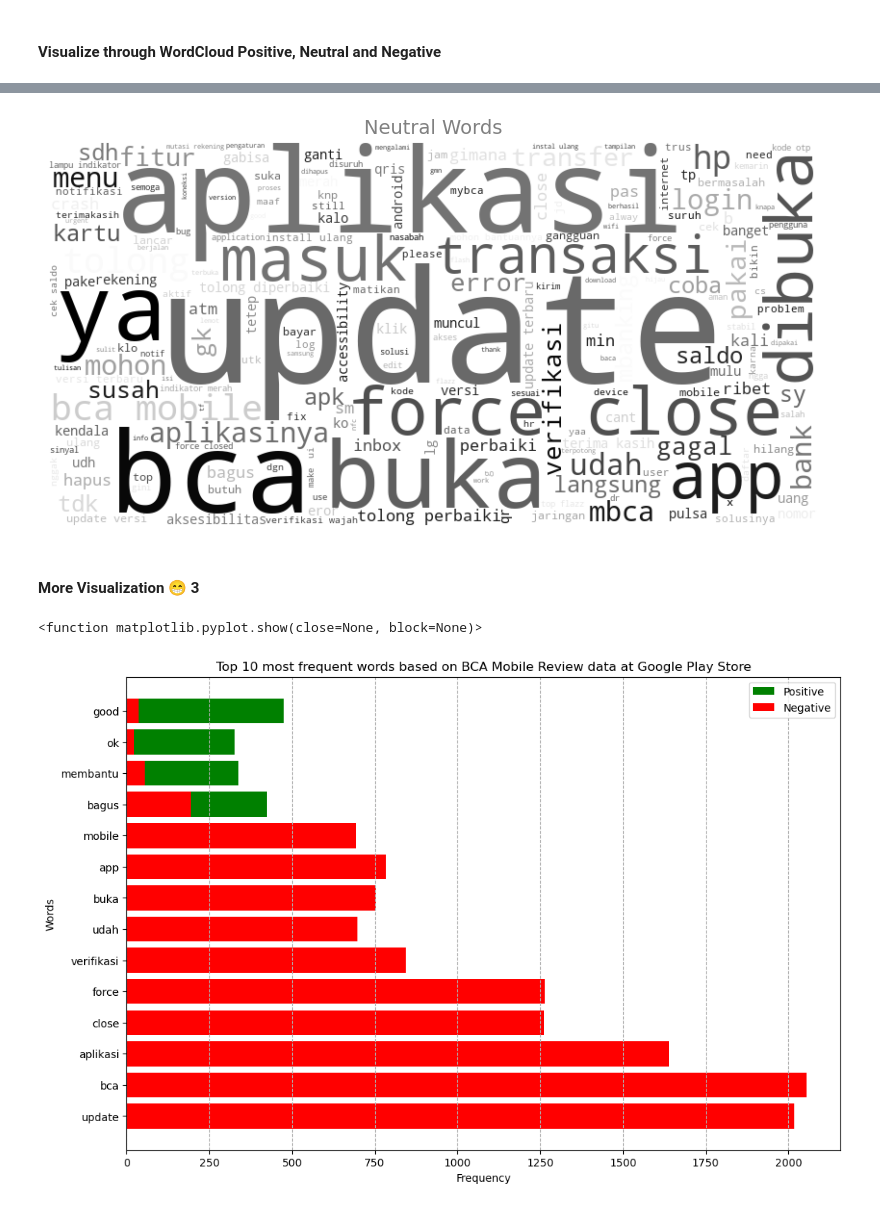
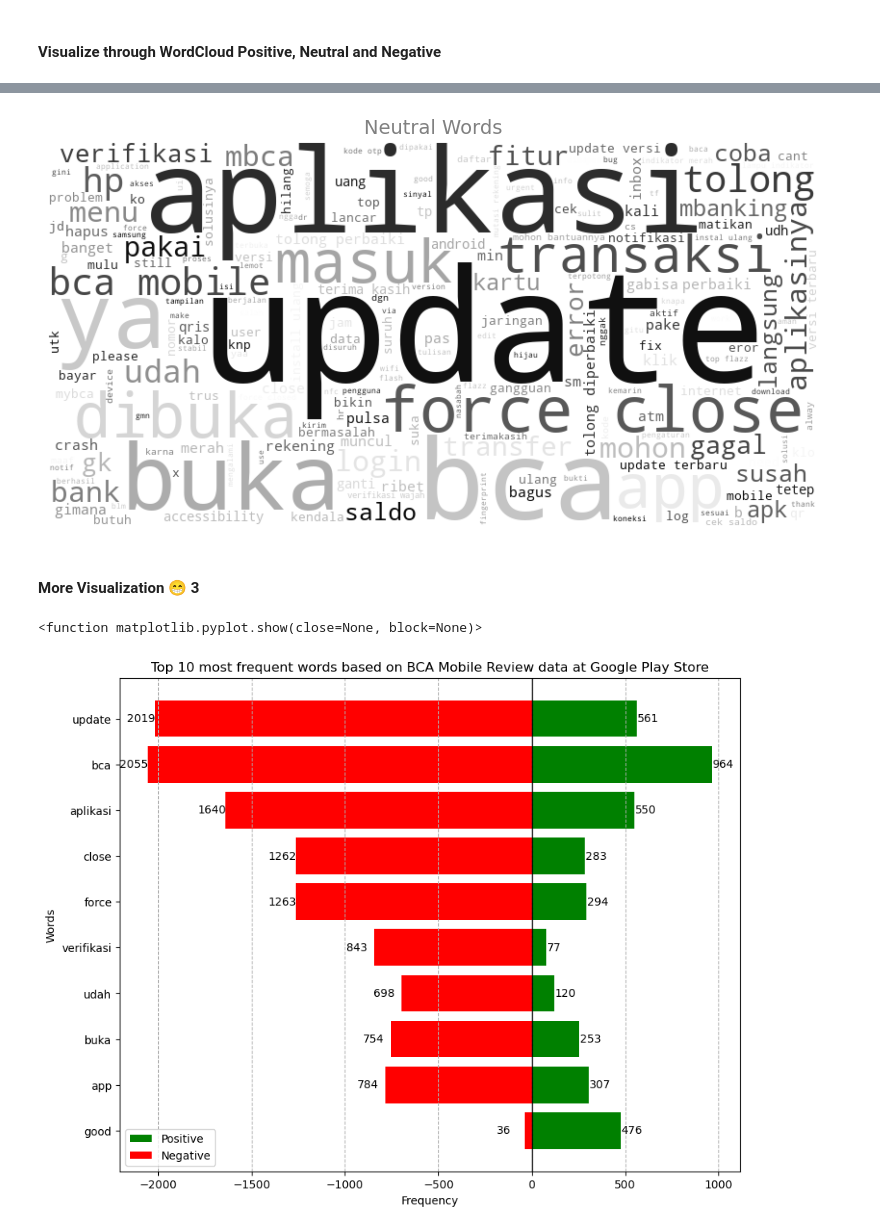
Before and after one commit to darrenxx3/Sentiment-Analysis-thesis-v2, a Jupyter notebook: dataexploration.ipynb, the cells around one changed output, grey strips where cells are left out. Cells and saved outputs as stored; diff of their text form; code cells hidden in the pictures.

Commit message:
Fix Bidirectional charts at dataexploration

```diff
--- a/dataexploration.ipynb
+++ b/dataexploration.ipynb
@@ -59,7 +60,8 @@ bca = bca.dropna(subset=["content"])
 # %%
 stop_words_indo = set(stopwords.words("indonesian"))
 stop_words_en = set(stopwords.words("english"))
-custom_stopwords = {"nya", "yg", "gak", "ga", "sih", "dong", "deh", "nih", "aja", "bgt","saya", "dan"}
+custom_stopwords = {"nya", "yg", "gak", "ga", "sih", "dong", "deh", "nih", "aja", "bgt","saya", "dan","sdh","sudah"
+                    ,"sy","lg","tdk"}
 
 stop_words = stop_words_indo.union(stop_words_en, custom_stopwords)
 
@@ -219,7 +221,7 @@ plt.title("Neutral Words", fontsize=14, color="gray")
 plt.axis("off")
 plt.show()
 # %% [output]
-[figure, old version]
+[figure, new version]
 # %% [markdown]
 #### More Visualization 😁 3
 # %%
@@ -227,39 +229,49 @@ from collections import Counter
 
 # calculate word frequencies for each sentiment
 positive_words = bca[bca["sentiment"] == 2]['processedwords']
 negative_words = bca[bca["sentiment"] == 0]['processedwords']
 neutral_words = bca[bca["sentiment"] == 1]['processedwords']
 
 positive_frequen = Counter([word for words in positive_words for word in words])
 negative_frequen = Counter([word for words in negative_words for word in words])
 neutral_words_frequen = Counter([word for words in neutral_words  for word in words])
 
 # Get top 10 words from each sentiment
-
 top_n = 10
 top_positive = [word for word, _ in positive_frequen.most_common(top_n)]
 top_negative = [word for word, _ in negative_frequen.most_common(top_n)]
 
 #combine words and create DataFrame
-combined_words = list(set(top_positive+top_negative))
+combined_words = list(set(top_positive+top_negative)) #merging
 bca_combined = pd.DataFrame({'word':combined_words})
 bca_combined['positive'] = bca_combined['word'].apply(lambda x: positive_frequen.get(x,0 ))
 bca_combined['negative'] = bca_combined['word'].apply(lambda x: negative_frequen.get(x,0))
 
-# Sort
-bca_combined['diff'] = bca_combined['positive'] - bca_combined['negative']
-bca_sorted = bca_combined.sort_values('diff', ascending=True)
+# Calculate absolute difference and Sort by importance
+bca_combined['diff'] = abs(bca_combined['positive'] - bca_combined['negative'])
+bca_sorted = bca_combined.nlargest(10, 'diff').sort_values('diff', ascending=True)
 
 #Plot the visualization
-plt.figure(figsize=(12,8))
-plt.barh(bca_sorted['word'], bca_sorted['positive'], color='green', label='Positive')
-plt.barh(bca_sorted['word'], bca_sorted['negative'], color='red', label='Negative')
+plt.figure(figsize=(10,8))
+positive_bar = plt.barh(bca_sorted['word'], bca_sorted['positive'], color='green', label='Positive')
+negative_bar = plt.barh(bca_sorted['word'], -bca_sorted['negative'], color='red', label='Negative') # -bca sorted for minus negative
+
+for bar in positive_bar:
+    plt.text(bar.get_width() + 3, bar.get_y() + bar.get_height()/2, #adjust position
+                str(int(bar.get_width())), va="center", fontsize=10, color="black")
+
+for bar in negative_bar:
+    plt.text(bar.get_width() - 150, bar.get_y() + bar.get_height()/2, #adjust position
+                str(abs(int(bar.get_width()))), va="center", fontsize=10, color="black")
+
+plt.axvline(x=0, color='black', linewidth=1) #Add vertical line at 0
+
 plt.xlabel('Frequency')
 plt.ylabel("Words")
 plt.title('Top 10 most frequent words based on BCA Mobile Review data at Google Play Store')
 plt.legend()
 plt.grid(axis='x', linestyle='--')
 plt.show
 # %% [output]
 <function matplotlib.pyplot.show(close=None, block=None)>
-[figure, old version]
+[figure, new version]
```
Also changed, not shown: parts of 7 cells of this notebook, 1 other file.
